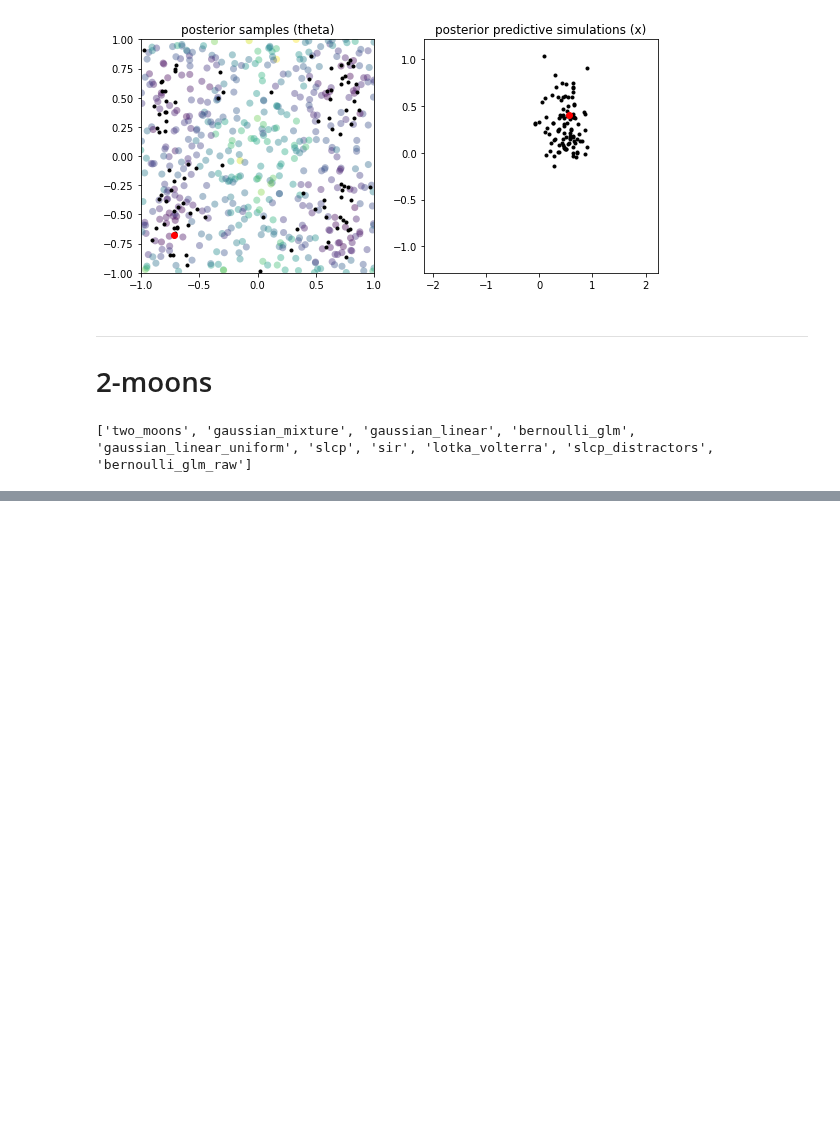
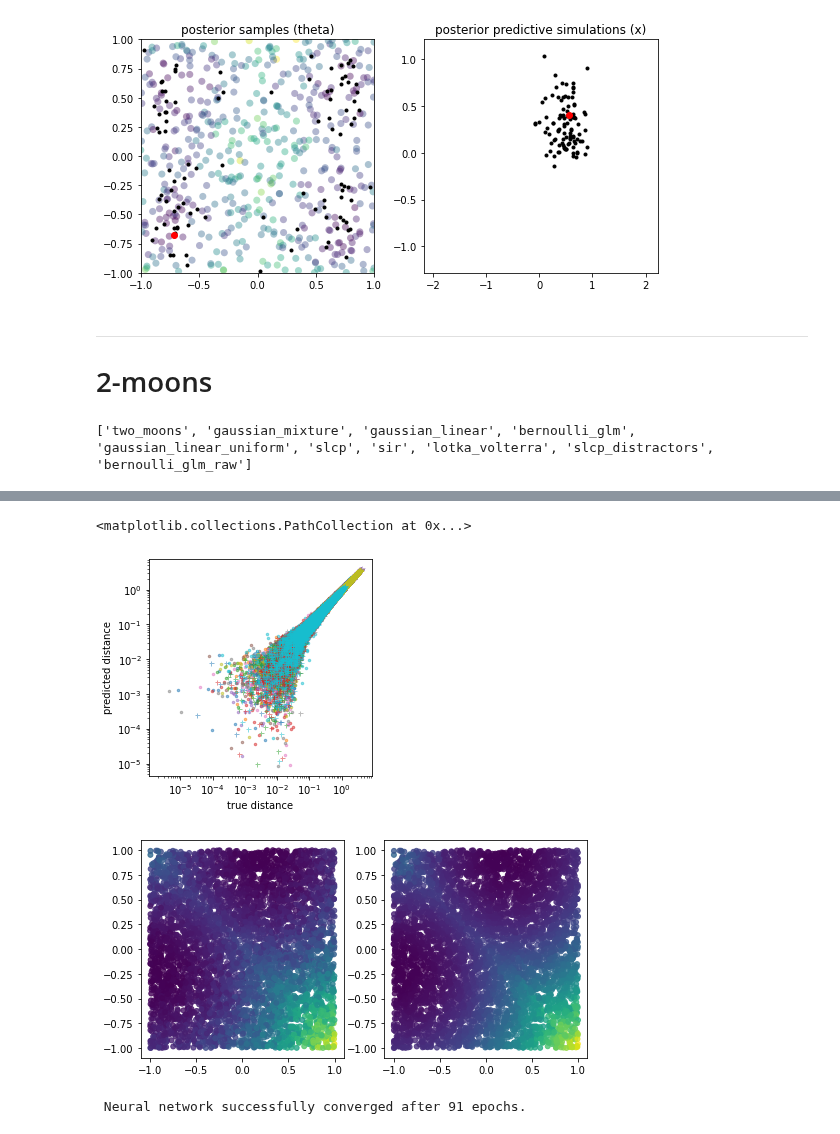
Before and after one commit to mackelab/neuralgbi, a Jupyter notebook: paper/fig4/notebooks/01_distance_learning.ipynb, the cells around one changed output, grey strips where cells are left out. Cells and saved outputs as stored; diff of their text form; code cells hidden in the pictures; blank space fills up the shorter version.

```diff
--- a/paper/fig4/notebooks/01_distance_learning.ipynb
+++ b/paper/fig4/notebooks/01_distance_learning.ipynb
@@ -269,19 +278,33 @@ plt.xlabel('batch'); plt.ylabel('training loss');
 # %%
+MS = 25
 plt.figure(figsize=(4,4))
 
 for i_x, x_o in enumerate(x_obs):
     dist_pred = distance_net(theta, x_o.repeat((theta.shape[0],1))).squeeze()
     dist_true = mse_dist(x.unsqueeze(1), x_o)
     plt.loglog(dist_true, dist_pred.detach(), '.' if i_x<10 else '+', ms=5, alpha=0.5)
 
 plt.xlabel('true distance'); plt.ylabel('predicted distance');
 
 x_o = x_obs[1,:]
 dist_pred = distance_net(theta, x_o.repeat((theta.shape[0],1))).squeeze()
 dist_true = mse_dist(x.unsqueeze(1), x_o)
 plt.figure(figsize=(8,4))
 plt.subplot(1,2,1)
-plt.scatter(theta[:,0], theta[:,1], c=dist_true, s=50, alpha=0.8)
+plt.scatter(theta[:,0], theta[:,1], c=dist_true, s=MS, alpha=0.8)
 plt.subplot(1,2,2)
-plt.scatter(theta[:,0], theta[:,1], c=dist_pred.detach(), s=50, alpha=0.8)
+plt.scatter(theta[:,0], theta[:,1], c=dist_pred.detach(), s=MS, alpha=0.8)
+# %% [output]
+<matplotlib.collections.PathCollection at 0x...>
+[figure, added]
+[figure, added]
+# %%
+prior = BoxUniform(low=torch.Tensor((-1, -1)), high=torch.Tensor((1, 1)))
+
+# train NPE for comparison
+inference = SNPE(prior, 'nsf')
+density_estimator = inference.append_simulations(theta, x).train()
+posterior = inference.build_posterior(density_estimator)
+# %% [output]
+ Neural network successfully converged after 91 epochs.
 # %%
```
Also changed, not shown: parts of 9 cells of this notebook, 2 other files.
